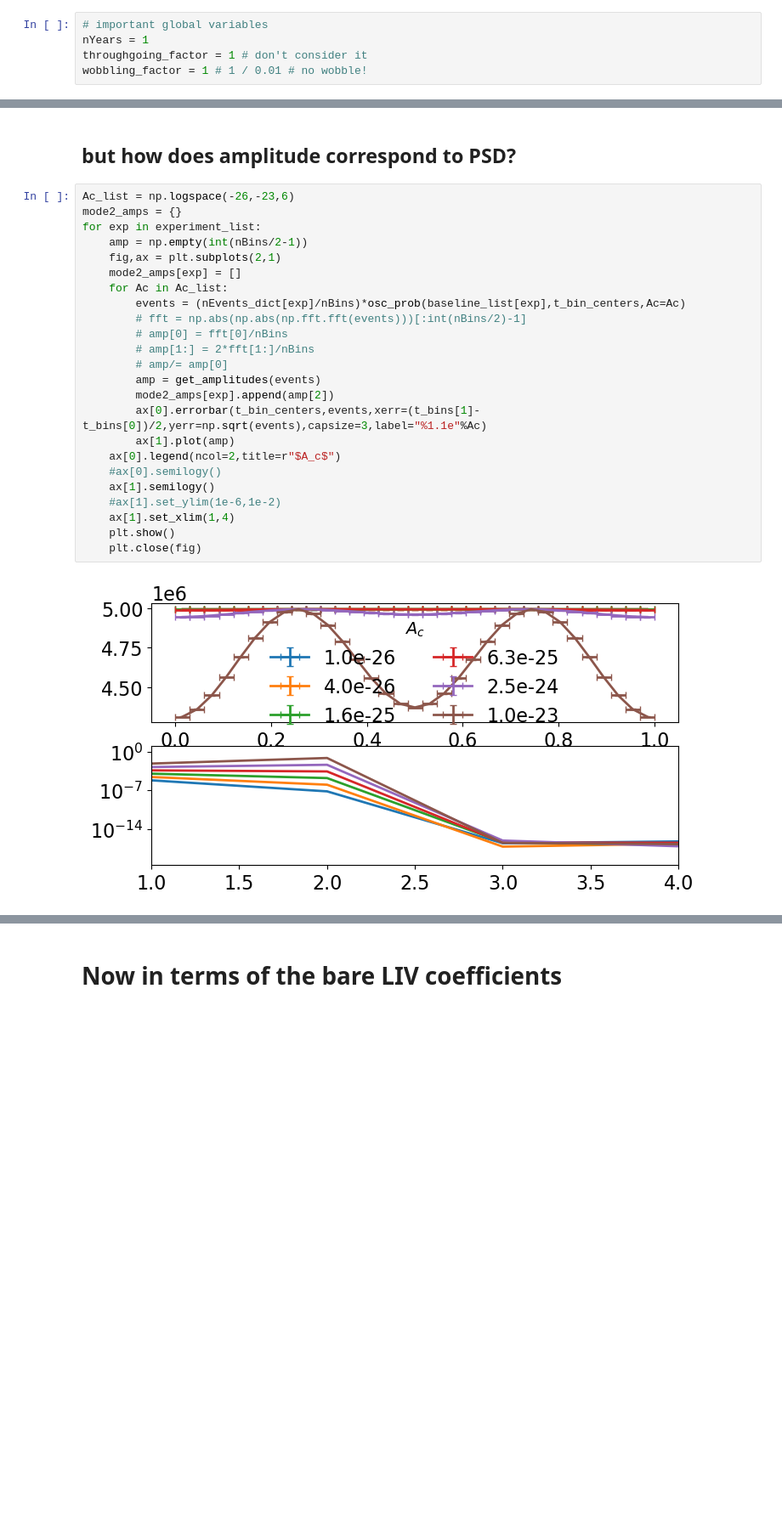
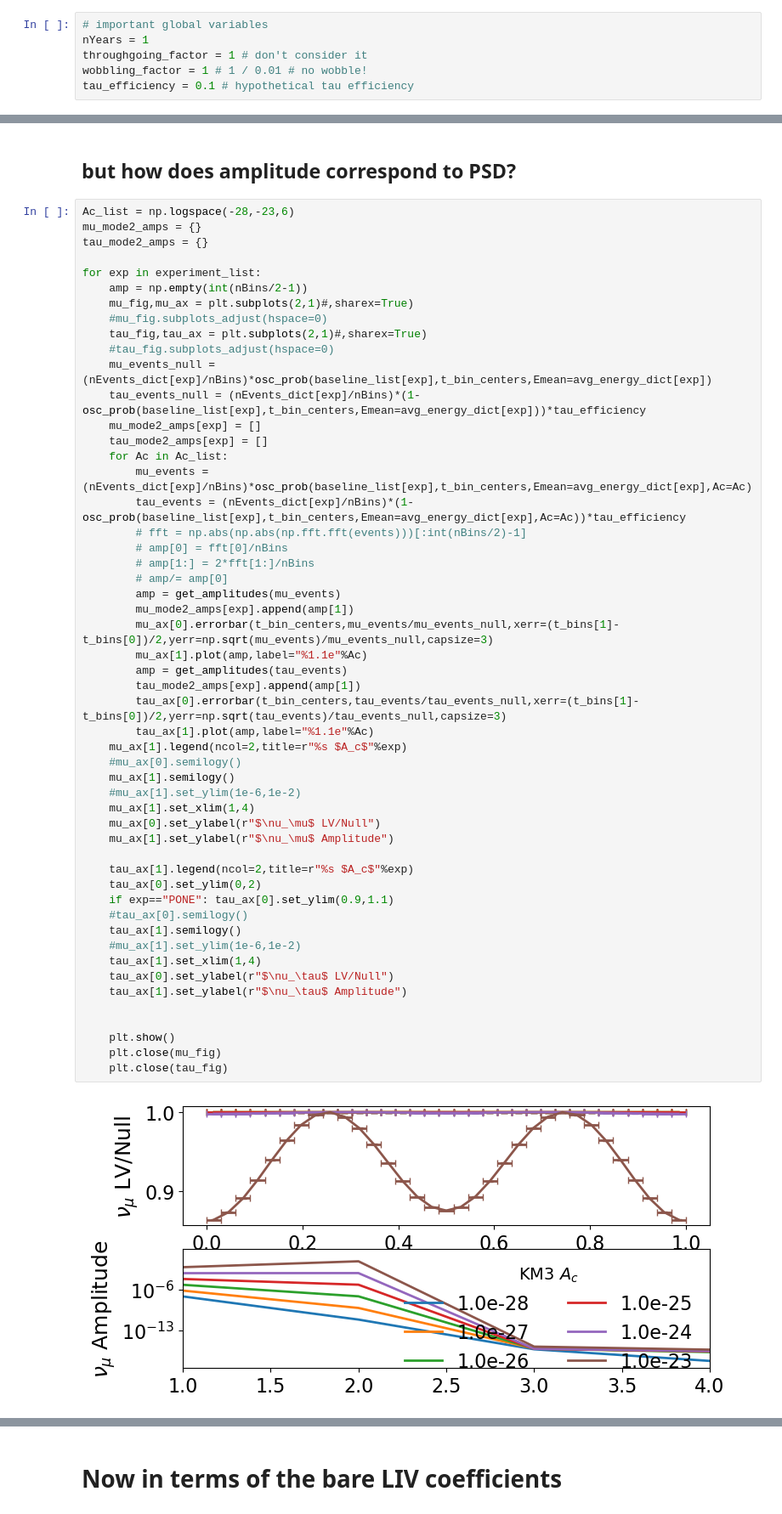
Before and after one commit to nickkamp1/NuTelescopeMuCollider, a Jupyter notebook: LorentzViolationSidereal_Analysis.ipynb, the cells around one changed output, grey strips where cells are left out. Shown at 85% size. Saved outputs shown, nothing was run; the diff lists cells and outputs as text; blank space fills up the shorter version.

```diff
--- a/LorentzViolationSidereal_Analysis.ipynb
+++ b/LorentzViolationSidereal_Analysis.ipynb
@@ -6,6 +6,7 @@
 nYears = 1
 throughgoing_factor = 1 # don't consider it
 wobbling_factor = 1 # 1 / 0.01 # no wobble!
+tau_efficiency = 0.1 # hypothetical tau efficiency
 # %%
 import numpy as np
 import matplotlib.pyplot as plt
@@ -174,28 +190,56 @@ for exp,nEvents in nEvents_dict.items():
 # %% [markdown]
 ## but how does amplitude correspond to PSD?
 # %%
-Ac_list = np.logspace(-26,-23,6)
-mode2_amps = {}
+Ac_list = np.logspace(-28,-23,6)
+mu_mode2_amps = {}
+tau_mode2_amps = {}
+
 for exp in experiment_list:
     amp = np.empty(int(nBins/2-1))
-    fig,ax = plt.subplots(2,1)
-    mode2_amps[exp] = []
+    mu_fig,mu_ax = plt.subplots(2,1)#,sharex=True)
+    #mu_fig.subplots_adjust(hspace=0)
+    tau_fig,tau_ax = plt.subplots(2,1)#,sharex=True)
+    #tau_fig.subplots_adjust(hspace=0)
+    mu_events_null = (nEvents_dict[exp]/nBins)*osc_prob(baseline_list[exp],t_bin_centers,Emean=avg_energy_dict[exp])
+    tau_events_null = (nEvents_dict[exp]/nBins)*(1-osc_prob(baseline_list[exp],t_bin_centers,Emean=avg_energy_dict[exp]))*tau_efficiency
+    mu_mode2_amps[exp] = []
+    tau_mode2_amps[exp] = []
     for Ac in Ac_list:
-        events = (nEvents_dict[exp]/nBins)*osc_prob(baseline_list[exp],t_bin_centers,Ac=Ac)
+        mu_events = (nEvents_dict[exp]/nBins)*osc_prob(baseline_list[exp],t_bin_centers,Emean=avg_energy_dict[exp],Ac=Ac)
+        tau_events = (nEvents_dict[exp]/nBins)*(1-osc_prob(baseline_list[exp],t_bin_centers,Emean=avg_energy_dict[exp],Ac=Ac))*tau_efficiency
         # fft = np.abs(np.abs(np.fft.fft(events)))[:int(nBins/2)-1]
         # amp[0] = fft[0]/nBins
         # amp[1:] = 2*fft[1:]/nBins
         # amp/= amp[0]
-        amp = get_amplitudes(events)
-        mode2_amps[exp].append(amp[2])
-        ax[0].errorbar(t_bin_centers,events,xerr=(t_bins[1]-t_bins[0])/2,yerr=np.sqrt(events),capsize=3,label="%1.1e"%Ac)
-        ax[1].plot(amp)
-    ax[0].legend(ncol=2,title=r"$A_c$")
-    #ax[0].semilogy()
-    ax[1].semilogy()
-    #ax[1].set_ylim(1e-6,1e-2)
-    ax[1].set_xlim(1,4)
+        amp = get_amplitudes(mu_events)
+        mu_mode2_amps[exp].append(amp[1])
+        mu_ax[0].errorbar(t_bin_centers,mu_events/mu_events_null,xerr=(t_bins[1]-t_bins[0])/2,yerr=np.sqrt(mu_events)/mu_events_null,capsize=3)
+        mu_ax[1].plot(amp,label="%1.1e"%Ac)
+        amp = get_amplitudes(tau_events)
+        tau_mode2_amps[exp].append(amp[1])
+        tau_ax[0].errorbar(t_bin_centers,tau_events/tau_events_null,xerr=(t_bins[1]-t_bins[0])/2,yerr=np.sqrt(tau_events)/tau_events_null,capsize=3)
+        tau_ax[1].plot(amp,label="%1.1e"%Ac)
+    mu_ax[1].legend(ncol=2,title=r"%s $A_c$"%exp)
+    #mu_ax[0].semilogy()
+    mu_ax[1].semilogy()
+    #mu_ax[1].set_ylim(1e-6,1e-2)
+    mu_ax[1].set_xlim(1,4)
+    mu_ax[0].set_ylabel(r"$\nu_\mu$ LV/Null")
+    mu_ax[1].set_ylabel(r"$\nu_\mu$ Amplitude")
+
+    tau_ax[1].legend(ncol=2,title=r"%s $A_c$"%exp)
+    tau_ax[0].set_ylim(0,2)
+    if exp=="PONE": tau_ax[0].set_ylim(0.9,1.1)
+    #tau_ax[0].semilogy()
+    tau_ax[1].semilogy()
+    #mu_ax[1].set_ylim(1e-6,1e-2)
+    tau_ax[1].set_xlim(1,4)
+    tau_ax[0].set_ylabel(r"$\nu_\tau$ LV/Null")
+    tau_ax[1].set_ylabel(r"$\nu_\tau$ Amplitude")
+
+
     plt.show()
-    plt.close(fig)
+    plt.close(mu_fig)
+    plt.close(tau_fig)
 # %% [output]
-[figure, old version]
+[figure, new version]
```
Also changed, not shown: parts of 12 cells of this notebook, 40 other files.
